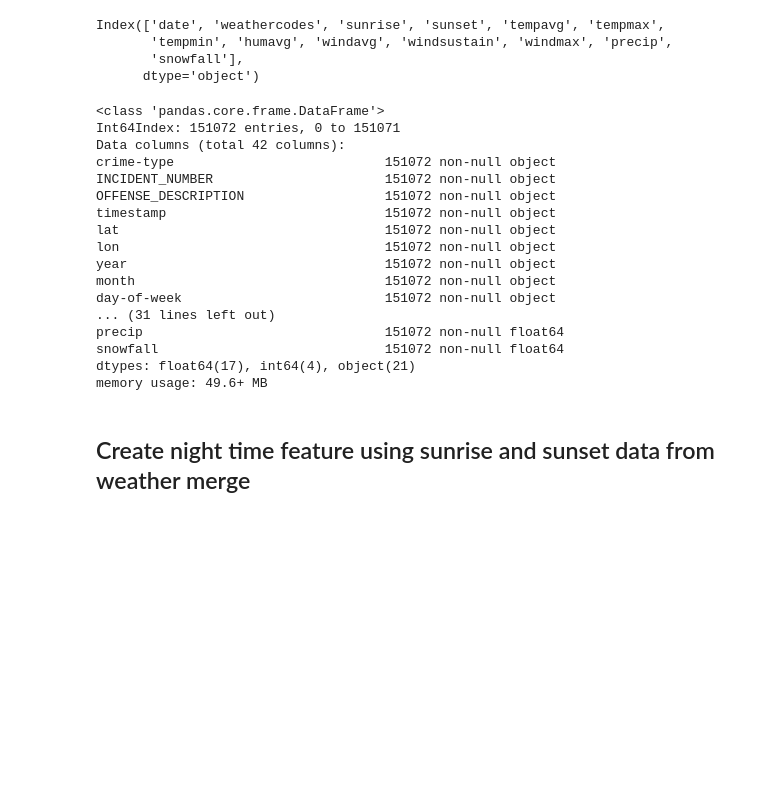
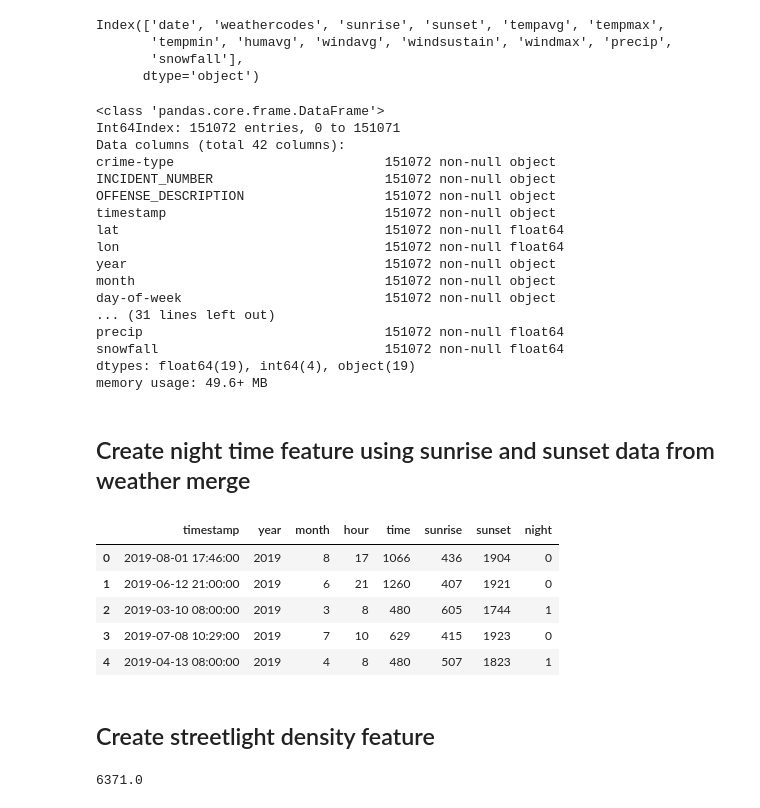
Before and after one commit to sedelmeyer/predicting-crime, a Jupyter notebook: notebooks/022_FEATURES_build_model_features.ipynb, the cells around one changed output. Cells and saved outputs as stored; diff of their text form; code cells hidden in the pictures; blank space fills up the shorter version.

```diff
--- a/notebooks/022_FEATURES_build_model_features.ipynb
+++ b/notebooks/022_FEATURES_build_model_features.ipynb
@@ -54,6 +54,9 @@ readfile paths for datasets used in this notebook are:
 df_crime = pd.read_csv(readfile_crime, dtype=str)
 df_property = pd.read_csv(readfile_property, dtype={'shape-id': str, 'fiscal-year': int})
 df_weather = pd.read_csv(readfile_weather)
+
+df_crime['lat'] = df_crime['lat'].astype(float)
+df_crime['lon'] = df_crime['lon'].astype(float)
 # %%
 # print info for each dataframe
 print('CRIME DATAFRAME\n')
@@ -263,15 +266,21 @@ crime-type                           151072 non-null object
 INCIDENT_NUMBER                      151072 non-null object
 OFFENSE_DESCRIPTION                  151072 non-null object
 timestamp                            151072 non-null object
-lat                                  151072 non-null object
-lon                                  151072 non-null object
+lat                                  151072 non-null float64
+lon                                  151072 non-null float64
 year                                 151072 non-null object
 month                                151072 non-null object
 day-of-week                          151072 non-null object
 ... (31 lines left out)
 precip                               151072 non-null float64
 snowfall                             151072 non-null float64
-dtypes: float64(17), int64(4), object(21)
+dtypes: float64(19), int64(4), object(19)
 memory usage: 49.6+ MB
 # %% [markdown]
 ## Create night time feature using sunrise and sunset data from weather merge
+# %%
+# convert timestamp to datetime data type for ease of use
+df_crime['timestamp'] = pd.to_datetime(df_crime['timestamp'])
+
+# create time values for each record in minutes
+df_crime['time'] = (df_crime['timestamp'].dt.hour * 60) + df_crime['timestamp'].dt.minute
@@ -277,0 +292,10 @@ memory usage: 49.6+ MB
+# %%
+# check results
+df_crime[['timestamp', 'year', 'month', 'hour', 'time', 'sunrise', 'sunset', 'night']].head()
+# %% [output]
+|  | timestamp | year | month | hour | time | sunrise | sunset | night |
+| 0 | 2019-08-01 17:46:00 | 2019 | 8 | 17 | 1066 | 436 | 1904 | 0 |
+| 1 | 2019-06-12 21:00:00 | 2019 | 6 | 21 | 1260 | 407 | 1921 | 0 |
+| 2 | 2019-03-10 08:00:00 | 2019 | 3 | 8 | 480 | 605 | 1744 | 1 |
+| 3 | 2019-07-08 10:29:00 | 2019 | 7 | 10 | 629 | 415 | 1923 | 0 |
+| 4 | 2019-04-13 08:00:00 | 2019 | 4 | 8 | 480 | 507 | 1823 | 1 |
@@ -277,0 +305,2 @@ memory usage: 49.6+ MB
+# %% [markdown]
+## Create streetlight density feature
@@ -277,0 +350,4 @@ memory usage: 49.6+ MB
+# %%
+12742 / 2
+# %% [output]
+6371.0
```
Also changed, not shown: parts of 19 cells of this notebook.
